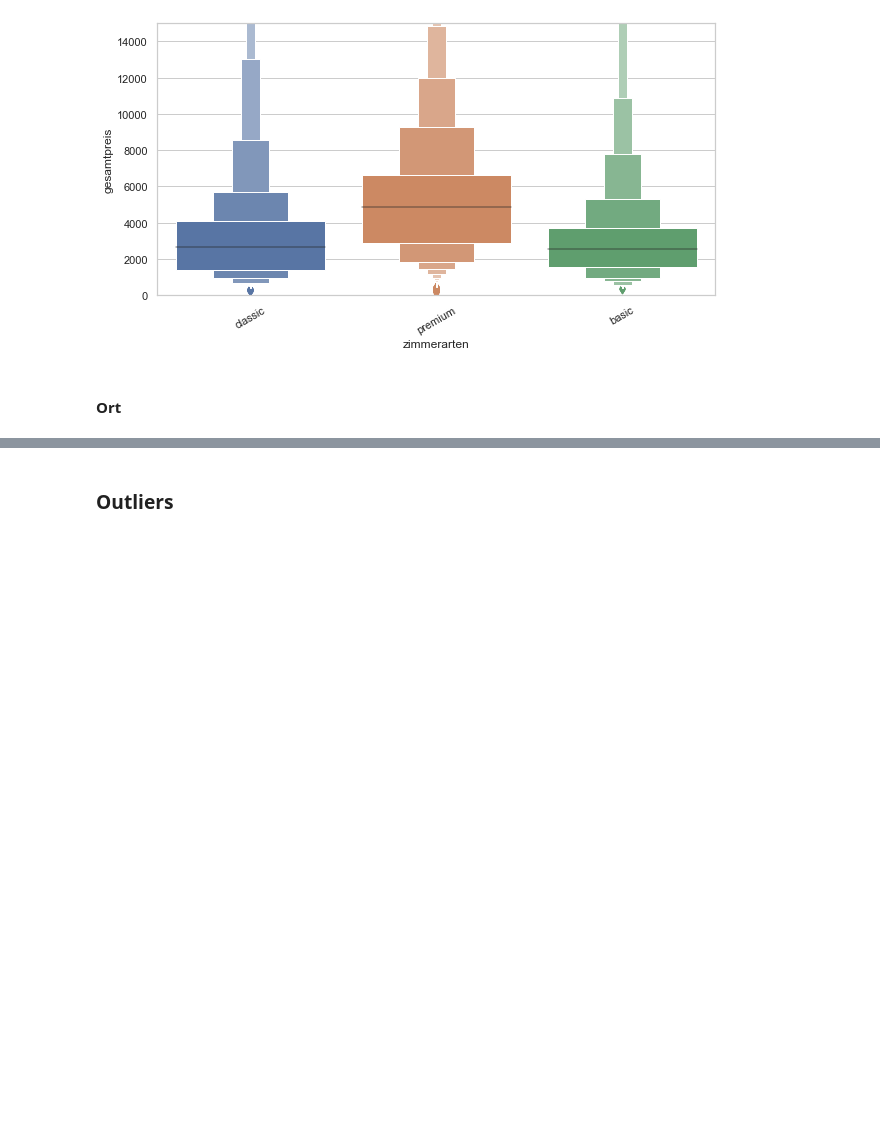
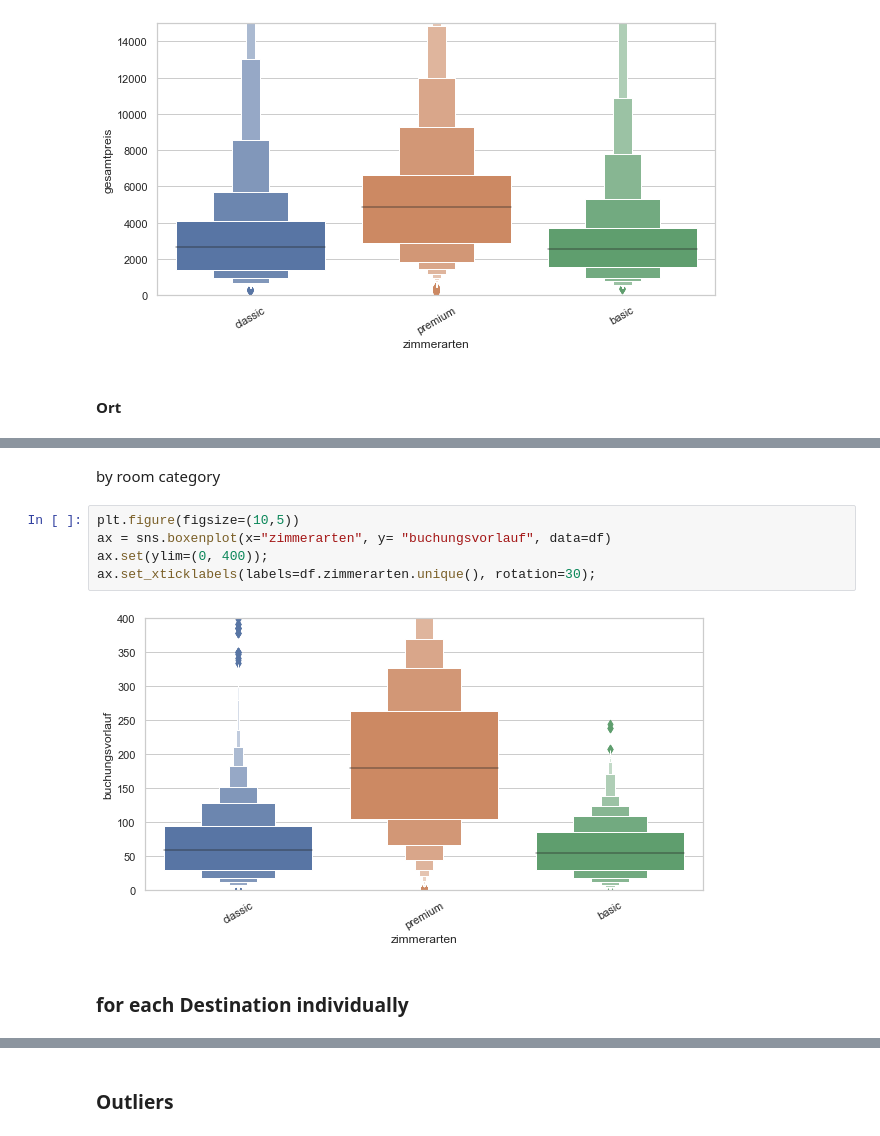
Before and after one commit to argv1/Booking-Prediction-EDA, a Jupyter notebook: 2-Features_and_EDA.ipynb, the cells around one changed output, grey strips where cells are left out. Cells and saved outputs as stored; diff of their text form; blank space fills up the shorter version.

```diff
--- a/2-Features_and_EDA.ipynb
+++ b/2-Features_and_EDA.ipynb
@@ -756,0 +909,11 @@ print(round(df.sprache_deutsch.value_counts(normalize=True),4)*100)
+# %% [markdown]
+by room category
+# %%
+plt.figure(figsize=(10,5))
+ax = sns.boxenplot(x="zimmerarten", y= "buchungsvorlauf", data=df)
+ax.set(ylim=(0, 400));
+ax.set_xticklabels(labels=df.zimmerarten.unique(), rotation=30);
+# %% [output]
+[figure, added]
+# %% [markdown]
+### for each Destination individually
```
Also changed, not shown: parts of 38 cells of this notebook, 2 other files.
